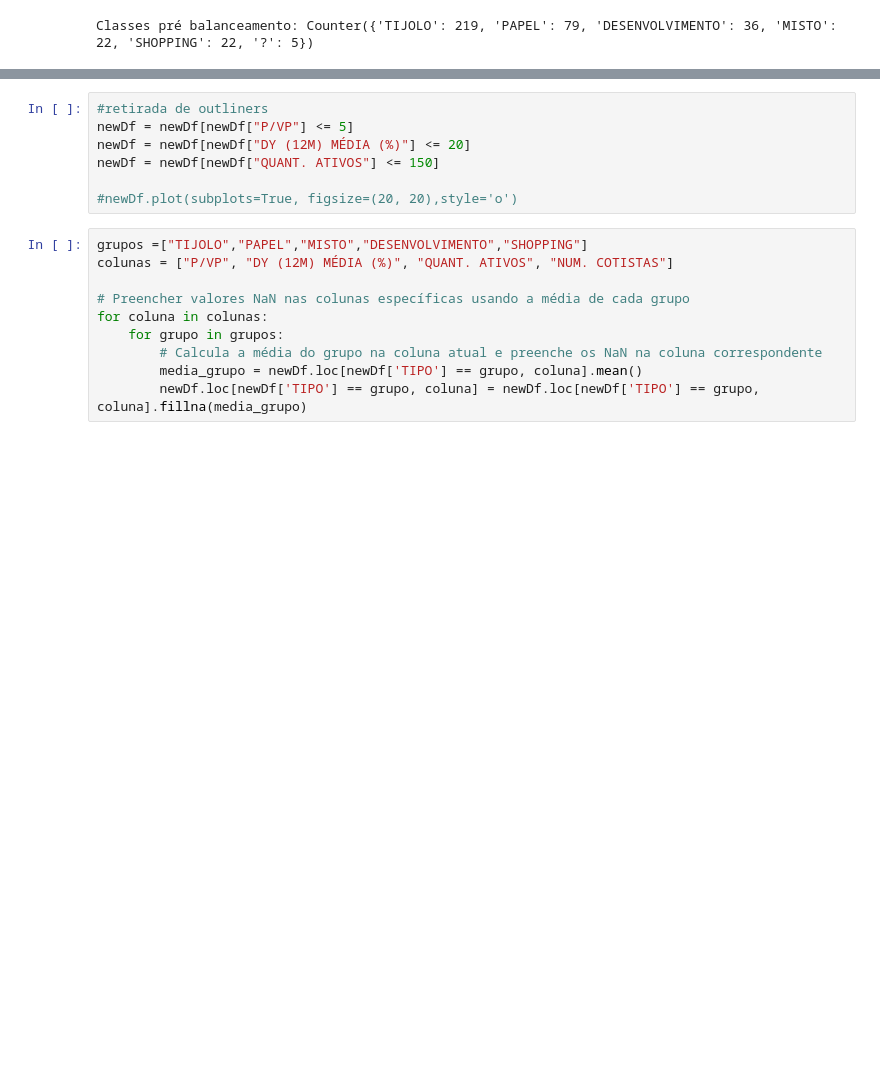
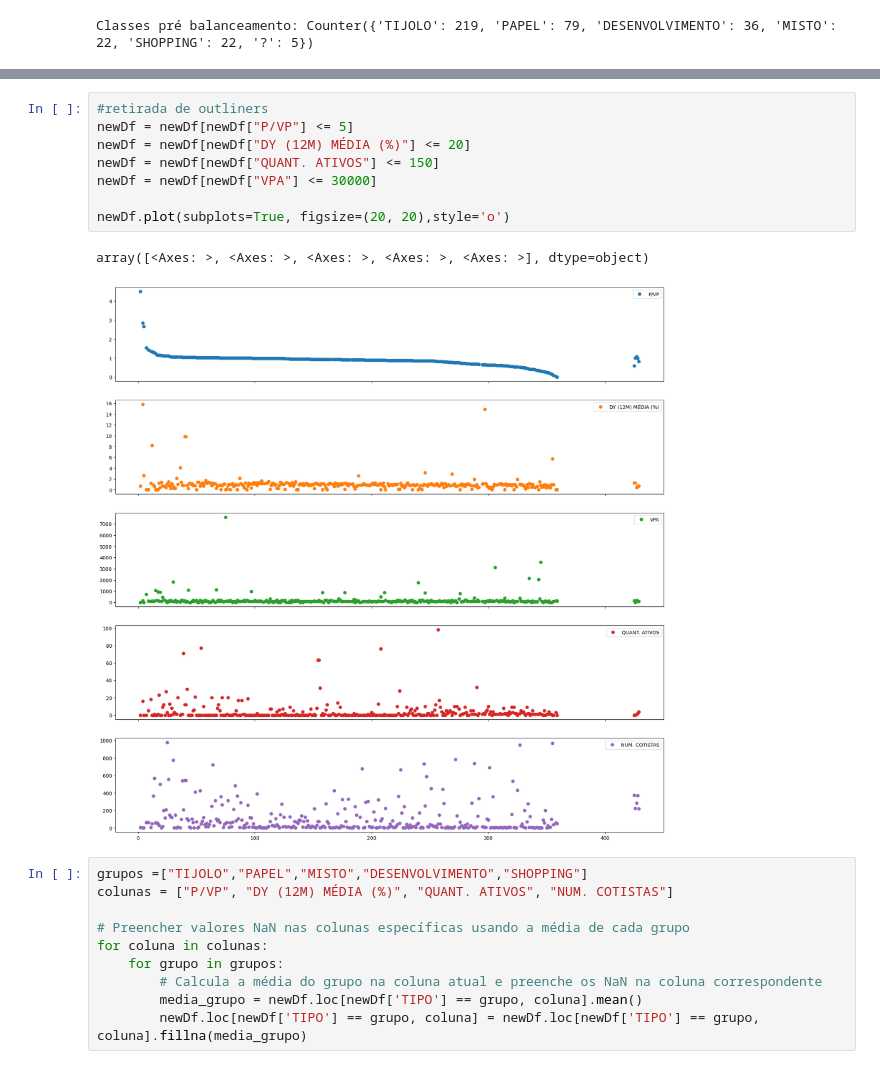
Before and after one commit to P3droSilva/Trabalho2-Mineracao, a Jupyter notebook: Script.ipynb, the cells around one changed output, grey strips where cells are left out. Drawn from its saved outputs; the diff is of its cells as text; blank space fills up the shorter version.

```diff
--- a/Script.ipynb
+++ b/Script.ipynb
@@ -134,10 +194,14 @@ newDf = df[["TIPO","P/VP", "DY (12M) MÉDIA (%)", "QUANT. ATIVOS", "NUM. COTISTA
 # %%
 #retirada de outliners
 newDf = newDf[newDf["P/VP"] <= 5]
 newDf = newDf[newDf["DY (12M) MÉDIA (%)"] <= 20]
 newDf = newDf[newDf["QUANT. ATIVOS"] <= 150]
+newDf = newDf[newDf["VPA"] <= 30000]
 
-#newDf.plot(subplots=True, figsize=(20, 20),style='o')
+newDf.plot(subplots=True, figsize=(20, 20),style='o')
+# %% [output]
+array([<Axes: >, <Axes: >, <Axes: >, <Axes: >, <Axes: >], dtype=object)
+[figure, added]
 # %%
 grupos =["TIJOLO","PAPEL","MISTO","DESENVOLVIMENTO","SHOPPING"]
 colunas = ["P/VP", "DY (12M) MÉDIA (%)", "QUANT. ATIVOS", "NUM. COTISTAS"]
```
Also changed, not shown: parts of 6 cells of this notebook.
